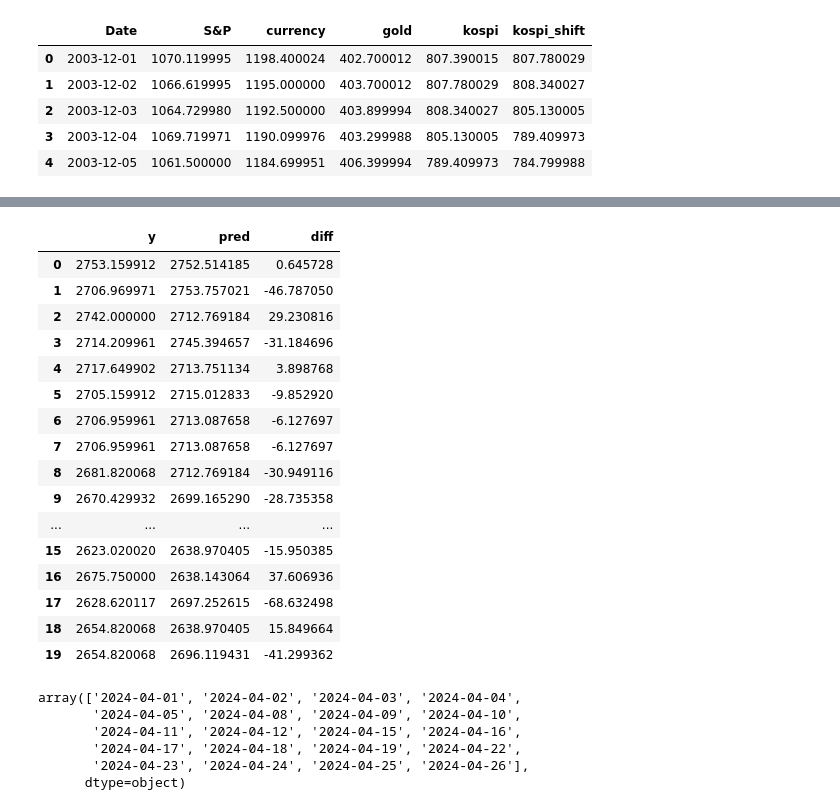
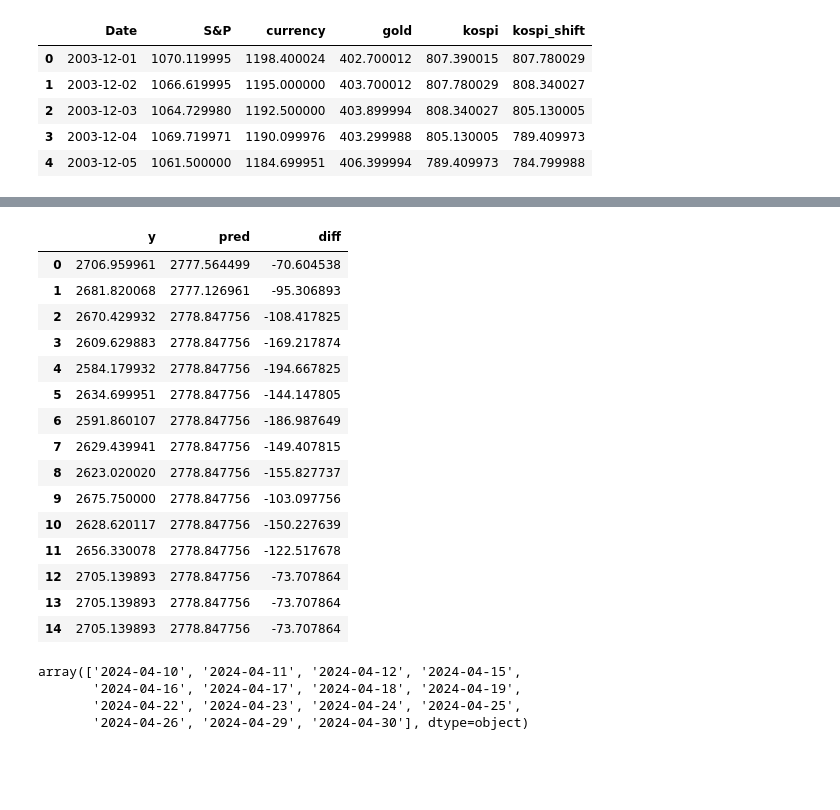
Before and after one commit to alan-kwak/CAIO6_team11, a Jupyter notebook: test_ml_wo_kospi.ipynb, the cells around one changed output, grey strips where cells are left out. Drawn from its saved outputs; the diff is of its cells as text; code cells hidden in the pictures; blank space fills up the shorter version.

```diff
--- a/test_ml_wo_kospi.ipynb
+++ b/test_ml_wo_kospi.ipynb
@@ -10,7 +10,7 @@ from xgboost import XGBRegressor
 from lightgbm import LGBMRegressor
 # %%
 SCALER = 'MINMAX'
-LAST_N = -20
+LAST_N = -15
 # %%
 df = pd.read_csv('total.csv')
 df.head()
@@ -33,9 +33,11 @@ df.tail()
 # %%
 # df = df.drop('Date', axis=1)
 df_1 = df.iloc[:LAST_N, :].copy()
-df_1 = df_1.drop('Date', axis=1)
+# df_1 = df_1.drop('Date', axis=1)
+df_1 = df_1.drop(['Date', 'kospi'], axis=1)
 print(df_1.tail())
-train_x, test_x, train_y, test_y = train_test_split(df_1.loc[:, 'S&P':'kospi'], df_1.loc[:, 'kospi_shift'], train_size=0.9)
+# train_x, test_x, train_y, test_y = train_test_split(df_1.loc[:, 'S&P':'kospi'], df_1.loc[:, 'kospi_shift'], train_size=0.9)
+train_x, test_x, train_y, test_y = train_test_split(df_1.loc[:, 'S&P':'gold'], df_1.loc[:, 'kospi_shift'], train_size=0.9)
 col_names = df_1.columns.values
 print(col_names)
 # %% [output]
@@ -102,14 +104,14 @@ params_rf = { 'n_estimators' : [10, 100],
             }
 params_list = [param_xgb, param_lgbm, params_rf]
 # %%
-# grid_result = pd.DataFrame(columns=['xgb', 'lgbm', 'rf'], index=['params', 'best'])
+grid_result = pd.DataFrame(columns=['xgb', 'lgbm', 'rf'], index=['params', 'best'])
 
-# for i in range(len(model_list)):
-#     grid_model = GridSearchCV(estimator=model_list[i], param_grid=params_list[i], scoring='neg_mean_squared_error', cv=3, n_jobs=-1)
-#     grid_model.fit(train_x, train_y)
-#     # grid_result.iloc[0, i] = grid_model.best_params_
-#     # grid_result.iloc[1, i] = grid_model.best_score_
-#     print(grid_model.best_params_)
-#     print(grid_model.best_score_)
+for i in range(len(model_list)):
+    grid_model = GridSearchCV(estimator=model_list[i], param_grid=params_list[i], scoring='neg_mean_squared_error', cv=3, n_jobs=-1)
+    grid_model.fit(train_x, train_y)
+    # grid_result.iloc[0, i] = grid_model.best_params_
+    # grid_result.iloc[1, i] = grid_model.best_score_
+    print(grid_model.best_params_)
+    print(grid_model.best_score_)
 
-# grid_result
+grid_result
@@ -116,7 +136,8 @@ params_list = [param_xgb, param_lgbm, params_rf]
 # %%
-rf = RandomForestRegressor(n_estimators=100, max_depth=10, min_samples_leaf=8, min_samples_split=8, random_state=99)
-rf.fit(train_data, train_y)
-pred = rf.predict(test_data)
+# model = RandomForestRegressor(n_estimators=100, max_depth=12, min_samples_leaf=16, min_samples_split=8, random_state=99)
+model = LGBMRegressor(learning_rate=0.2, max_depth=75, n_estimators=100, num_leaves=100)
+model.fit(train_data, train_y)
+pred = model.predict(test_data)
 
 result = mean_squared_error(test_y, pred)
 result
@@ -145,40 +173,38 @@ plt.show()
 # %%
 # recent untested data prediction
 for i in col_names[:-1]:
-    input = df.iloc[LAST_N:, 1:].drop('kospi_shift', axis=1).apply(lambda x: (x - scale_params.loc['min', i])/(scale_params.loc['max', i] - scale_params.loc['min', i]))
-pred_last = rf.predict(input)
+    # input = df.iloc[LAST_N:, 1:].drop('kospi_shift', axis=1).apply(lambda x: (x - scale_params.loc['min', i])/(scale_params.loc['max', i] - scale_params.loc['min', i]))
+    input = df.iloc[LAST_N:, 1:].drop(['kospi', 'kospi_shift'], axis=1).apply(lambda x: (x - scale_params.loc['min', i])/(scale_params.loc['max', i] - scale_params.loc['min', i]))
+pred_last = model.predict(input)
 df_pred = pd.DataFrame(columns=['y', 'pred', 'diff'])
 df_pred['pred'] = pred_last
 df_pred['y'] = df.iloc[LAST_N:, -1:].values
 df_pred['diff'] = df_pred['y'] - df_pred['pred']
 df_pred
 # %% [output]
 |  | y | pred | diff |
-| 0 | 2753.159912 | 2752.514185 | 0.645728 |
-| 1 | 2706.969971 | 2753.757021 | -46.787050 |
-| 2 | 2742.000000 | 2712.769184 | 29.230816 |
-| 3 | 2714.209961 | 2745.394657 | -31.184696 |
-| 4 | 2717.649902 | 2713.751134 | 3.898768 |
-| 5 | 2705.159912 | 2715.012833 | -9.852920 |
-| 6 | 2706.959961 | 2713.087658 | -6.127697 |
-| 7 | 2706.959961 | 2713.087658 | -6.127697 |
-| 8 | 2681.820068 | 2712.769184 | -30.949116 |
-| 9 | 2670.429932 | 2699.165290 | -28.735358 |
-| ... | ... | ... | ... |
-| 15 | 2623.020020 | 2638.970405 | -15.950385 |
-| 16 | 2675.750000 | 2638.143064 | 37.606936 |
-| 17 | 2628.620117 | 2697.252615 | -68.632498 |
-| 18 | 2654.820068 | 2638.970405 | 15.849664 |
-| 19 | 2654.820068 | 2696.119431 | -41.299362 |
+| 0 | 2706.959961 | 2777.564499 | -70.604538 |
+| 1 | 2681.820068 | 2777.126961 | -95.306893 |
+| 2 | 2670.429932 | 2778.847756 | -108.417825 |
+| 3 | 2609.629883 | 2778.847756 | -169.217874 |
+| 4 | 2584.179932 | 2778.847756 | -194.667825 |
+| 5 | 2634.699951 | 2778.847756 | -144.147805 |
+| 6 | 2591.860107 | 2778.847756 | -186.987649 |
+| 7 | 2629.439941 | 2778.847756 | -149.407815 |
+| 8 | 2623.020020 | 2778.847756 | -155.827737 |
+| 9 | 2675.750000 | 2778.847756 | -103.097756 |
+| 10 | 2628.620117 | 2778.847756 | -150.227639 |
+| 11 | 2656.330078 | 2778.847756 | -122.517678 |
+| 12 | 2705.139893 | 2778.847756 | -73.707864 |
+| 13 | 2705.139893 | 2778.847756 | -73.707864 |
+| 14 | 2705.139893 | 2778.847756 | -73.707864 |
 # %%
 df.iloc[LAST_N:, 0:1].values.reshape(-1)
 # %% [output]
-array(['2024-04-01', '2024-04-02', '2024-04-03', '2024-04-04',
-       '2024-04-05', '2024-04-08', '2024-04-09', '2024-04-10',
-       '2024-04-11', '2024-04-12', '2024-04-15', '2024-04-16',
-       '2024-04-17', '2024-04-18', '2024-04-19', '2024-04-22',
-       '2024-04-23', '2024-04-24', '2024-04-25', '2024-04-26'],
-      dtype=object)
+array(['2024-04-10', '2024-04-11', '2024-04-12', '2024-04-15',
+       '2024-04-16', '2024-04-17', '2024-04-18', '2024-04-19',
+       '2024-04-22', '2024-04-23', '2024-04-24', '2024-04-25',
+       '2024-04-26', '2024-04-29', '2024-04-30'], dtype=object)
 # %%
 # recent untested data prediction
 plt.figure(figsize=(20, 5))
```
Also changed, not shown: parts of 13 cells of this notebook, 2 other files.
